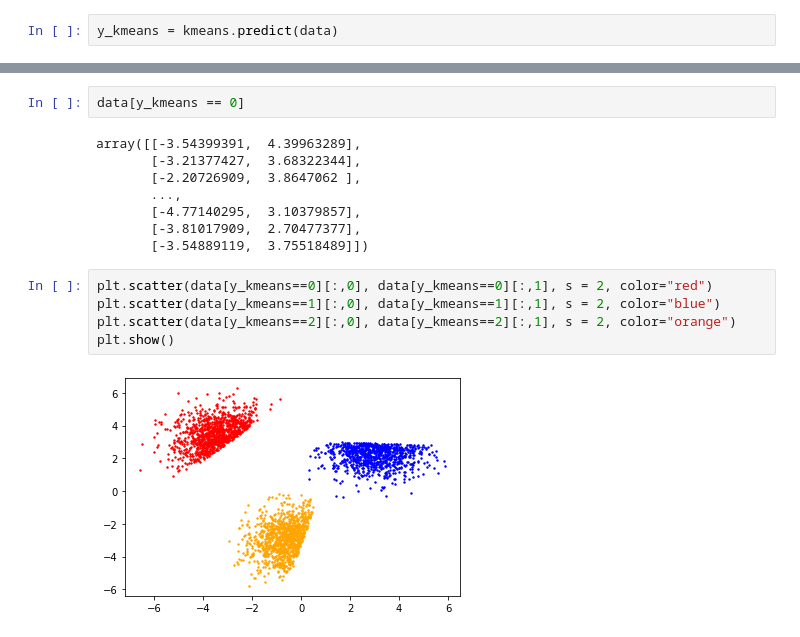
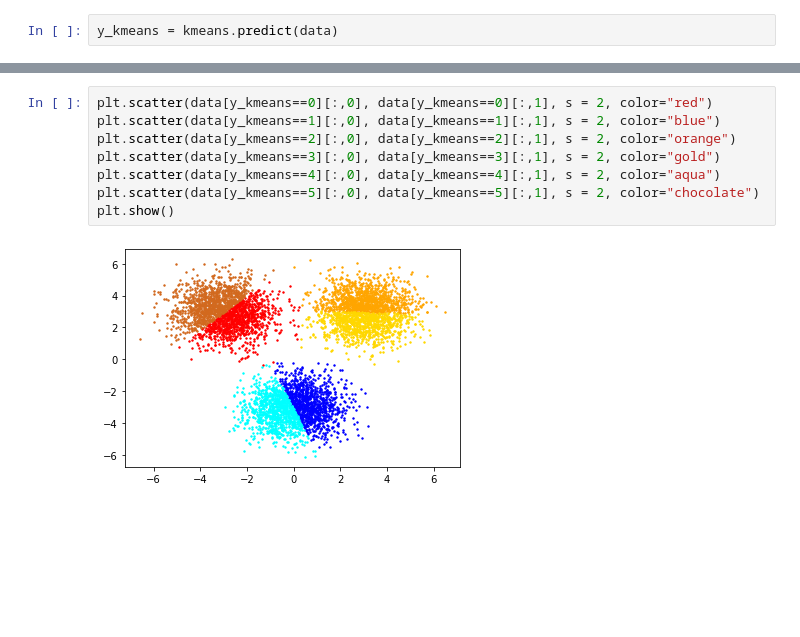
Before and after one commit to ThousandAI/pycs4001, a Jupyter notebook: class09/k_means.ipynb, the cells around one changed output, grey strips where cells are left out. Saved outputs shown, nothing was run; the diff lists cells and outputs as text; blank space fills up the shorter version.

```diff
--- a/class09/k_means.ipynb
+++ b/class09/k_means.ipynb
@@ -54,17 +54,10 @@ print(y_kmeans)
-# %%
-data[y_kmeans == 0]
-# %% [output]
-array([[-3.54399391,  4.39963289],
-       [-3.21377427,  3.68322344],
-       [-2.20726909,  3.8647062 ],
-       ...,
-       [-4.77140295,  3.10379857],
-       [-3.81017909,  2.70477377],
-       [-3.54889119,  3.75518489]])
 # %%
 plt.scatter(data[y_kmeans==0][:,0], data[y_kmeans==0][:,1], s = 2, color="red")
 plt.scatter(data[y_kmeans==1][:,0], data[y_kmeans==1][:,1], s = 2, color="blue")
 plt.scatter(data[y_kmeans==2][:,0], data[y_kmeans==2][:,1], s = 2, color="orange")
+plt.scatter(data[y_kmeans==3][:,0], data[y_kmeans==3][:,1], s = 2, color="gold")
+plt.scatter(data[y_kmeans==4][:,0], data[y_kmeans==4][:,1], s = 2, color="aqua")
+plt.scatter(data[y_kmeans==5][:,0], data[y_kmeans==5][:,1], s = 2, color="chocolate")
 plt.show()
 # %% [output]
-[figure, old version]
+[figure, new version]
```
Also changed, not shown: parts of 1 cell of this notebook.
